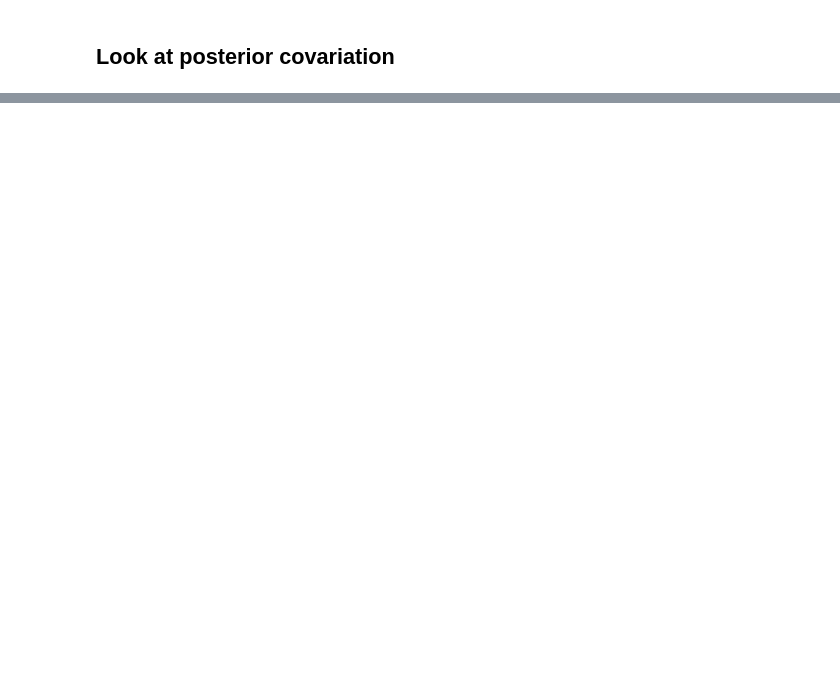
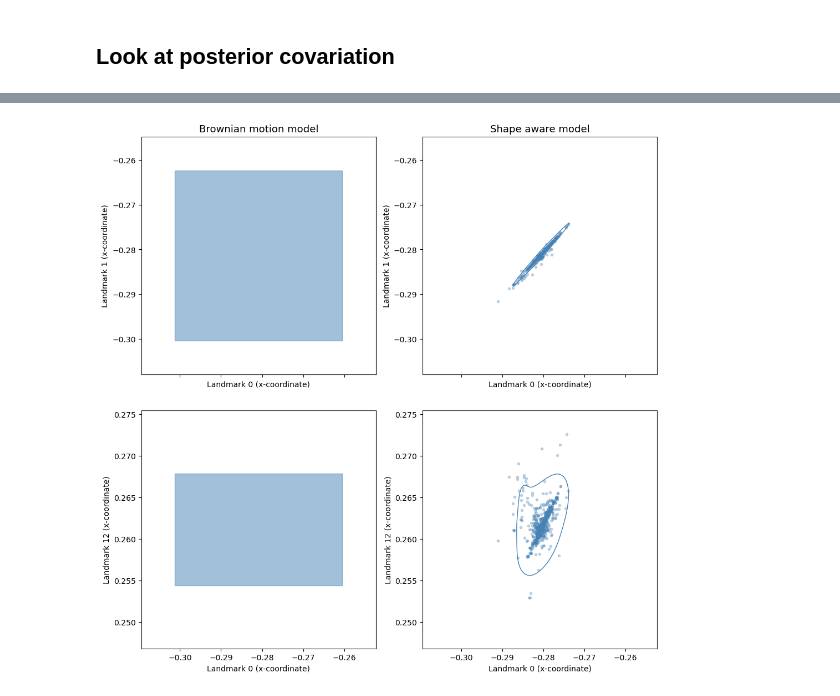
Before and after one commit to sofiastroustrup/SPMS, a Jupyter notebook: experiments/comparison/infer_posterior.ipynb, the cells around one changed output, grey strips where cells are left out. Drawn from its saved outputs; the diff is of its cells as text; code cells hidden in the pictures; blank space fills up the shorter version.

Commit message:
imrpoving figure

```diff
--- a/experiments/comparison/infer_posterior.ipynb
+++ b/experiments/comparison/infer_posterior.ipynb
@@ -363,7 +328,7 @@ def gaussian_kde_contour(x, y, levels=[0.05]):
 # %%
 burnin_percent = 0.3
-results_path = "exp_1_sigma=0.7_alpha=0.025_dt=0.05/seed=121197884/mcmc_seed=872193302_N=5/results_*.pkl"  # Adjust pattern as needed
-save_path = "exp_1_sigma=0.7_alpha=0.025_dt=0.05/seed=121197884/mcmc_seed=872193302_N=5"
+results_path = "exp_1_sigma=0.7_alpha=0.025_dt=0.05/seed=121197884/mcmc_seed=170244198_N=3000/results_*.pkl"  # Adjust pattern as needed
+save_path = "exp_1_sigma=0.7_alpha=0.025_dt=0.05/seed=121197884/mcmc_seed=170244198_N=3000"
 sim_path = "exp_1_sigma=0.7_alpha=0.025_dt=0.05/seed=121197884"
 chain_results = load_mcmc_results(results_path)
 param_names = ["sigma", "alpha"]  # Replace with your actual parameter names
@@ -398,12 +397,12 @@ for i, txt in enumerate(n):
 # %%
 innernode_python = [0, 1, 2, 6]
 innernode_R = [6,7,8,9]
-node = 2
+node = 0
 dim = [0, 2, 22]
 
 # nchain x mcmc iter x nnodes x ndim
 burnin_end = int(chain_results[0]['trees'].shape[0] * burnin_percent)
-all_posterior_samples = np.array([chain_results[i]['trees'][burnin_end:7000,:,:] for i in range(len(chain_results)) if chain_results[i] is not None])
+all_posterior_samples = np.array([chain_results[i]['trees'][burnin_end:3000,:,:] for i in range(len(chain_results)) if chain_results[i] is not None])
 l0x = all_posterior_samples[:,:,node,dim[0]].flatten()
 l1x = all_posterior_samples[:,:,node,dim[1]].flatten()
 l12x = all_posterior_samples[:,:,node,dim[2]].flatten()
@@ -415,13 +466,13 @@ conf_dim2 = pd.read_csv(sim_path + f"/fastAnc/95%_conf_trait{dim[2]+1}.csv", hea
 # %%
 import matplotlib.patches as patches
 fig, axes = plt.subplots(nrows=2, ncols=2, figsize=(12, 12), sharex=True, sharey=False)
-plt.subplots_adjust(wspace=0.3, hspace=0.3)
+plt.subplots_adjust(wspace=0.2, hspace=0.15)
 axes = axes.flatten()
 
 axes[0].set_xlabel('Landmark 0 (x-coordinate)')
 axes[0].set_ylabel('Landmark 1 (x-coordinate)')
-axes[0].set_title('Brownian motion model', size=15)
-x_min, x_max = conf_dim0.iloc[0, 0], conf_dim0.iloc[0, 1]; y_min, y_max = conf_dim1.iloc[0, 0], conf_dim1.iloc[0, 1]
+axes[0].set_title('Brownian motion model', size=13)
+x_min, x_max = conf_dim0.iloc[node, 0], conf_dim0.iloc[node, 1]; y_min, y_max = conf_dim1.iloc[node, 0], conf_dim1.iloc[node, 1]
 padding = 0.2
 x_range = x_max - x_min
 y_range = y_max - y_min
@@ -429,42 +480,46 @@ axes[0].set_xlim(x_min - padding * x_range, x_max + padding * x_range)
 axes[0].set_ylim(y_min - padding * y_range, y_max + padding * y_range)
 rect = patches.Rectangle((x_min, y_min), x_max - x_min, y_max - y_min,
                          linewidth=1,
-                         edgecolor='black',
+                         edgecolor='steelblue',
                          facecolor='steelblue',
                          alpha=0.5)
 axes[0].add_patch(rect)
 #axes[0].text(x_max, y_min, "Region of interest",
 #             fontsize=9,
 #             color='black',
 #             va='bottom')
-
-
+axes[1].set_xlim(x_min - padding * x_range, x_max + padding * x_range)
+axes[1].set_ylim(y_min - padding * y_range, y_max + padding * y_range)
 axes[1].set_xlabel('Landmark 0 (x-coordinate)')
 axes[1].set_ylabel('Landmark 1 (x-coordinate)')
-axes[1].set_title('Shape aware model', size=15)
+axes[1].set_title('Shape aware model', size=13)
 axes[1].plot(l0x, l1x, '.', color='steelblue', alpha=0.3)
 x_grid, y_grid, z, threshold = gaussian_kde_contour(l0x, l1x, levels=[0.05])
 contour = axes[1].contour(x_grid, y_grid, z, levels=[threshold],
-                         colors='red', linewidths=2)
+                         colors='steelblue', linewidths=1)
 #axes[1].clabel(contour, inline=True, fontsize=10, fmt='%.2f')
 
 axes[2].set_xlabel('Landmark 0 (x-coordinate)')
 axes[2].set_ylabel('Landmark 12 (x-coordinate)')
-x_min, x_max = conf_dim0.iloc[0, 0], conf_dim0.iloc[0, 1]; y_min, y_max = conf_dim2.iloc[0, 0], conf_dim2.iloc[0, 1]
+x_min, x_max = conf_dim0.iloc[node, 0], conf_dim0.iloc[node, 1]; y_min, y_max = conf_dim2.iloc[node, 0], conf_dim2.iloc[node, 1]
 axes[2].set_xlim(x_min - padding * x_range, x_max + padding * x_range)
 axes[2].set_ylim(y_min - padding * y_range, y_max + padding * y_range)
 rect = patches.Rectangle((x_min, y_min), x_max - x_min, y_max - y_min,
                          linewidth=1,
-                         edgecolor='black',
+                         edgecolor='steelblue',
                          facecolor='steelblue',
-                         alpha=0.5)
+                         alpha=.5)
 axes[2].add_patch(rect)
 
+axes[3].set_xlim(x_min - padding * x_range, x_max + padding * x_range)
+axes[3].set_ylim(y_min - padding * y_range, y_max + padding * y_range)
 axes[3].set_xlabel('Landmark 0 (x-coordinate)')
 axes[3].set_ylabel('Landmark 12 (x-coordinate)')
 axes[3].plot(l0x, l12x, '.', color='steelblue', alpha=0.3)
 x_grid, y_grid, z, threshold = gaussian_kde_contour(l0x, l12x, levels=[0.05])
 contour = axes[3].contour(x_grid, y_grid, z, levels=[threshold],
-                         colors='red', linewidths=2)
+                         colors='steelblue', linewidths=1)
+# %% [output]
+[figure, added]
 # %%
 y_min
```
Also changed, not shown: parts of 16 cells of this notebook, 12 other files.
